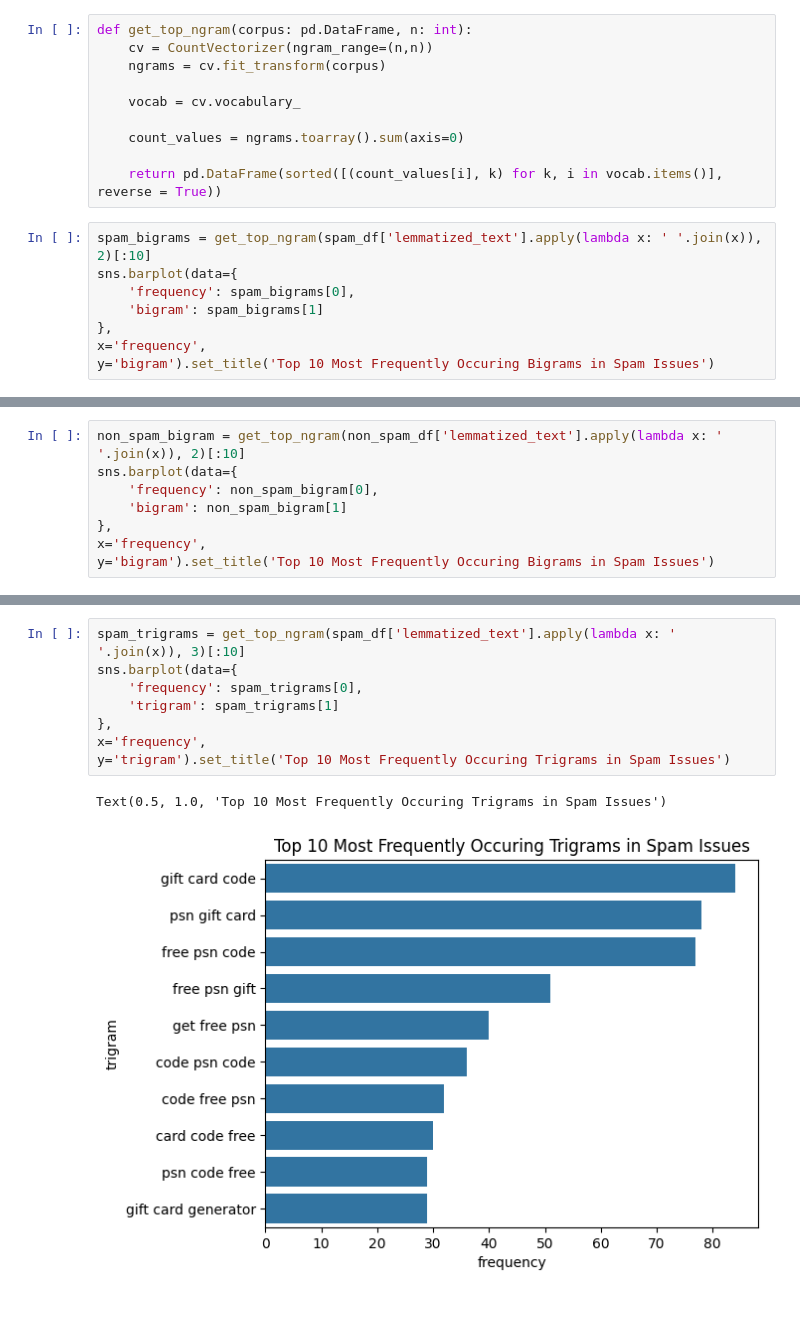
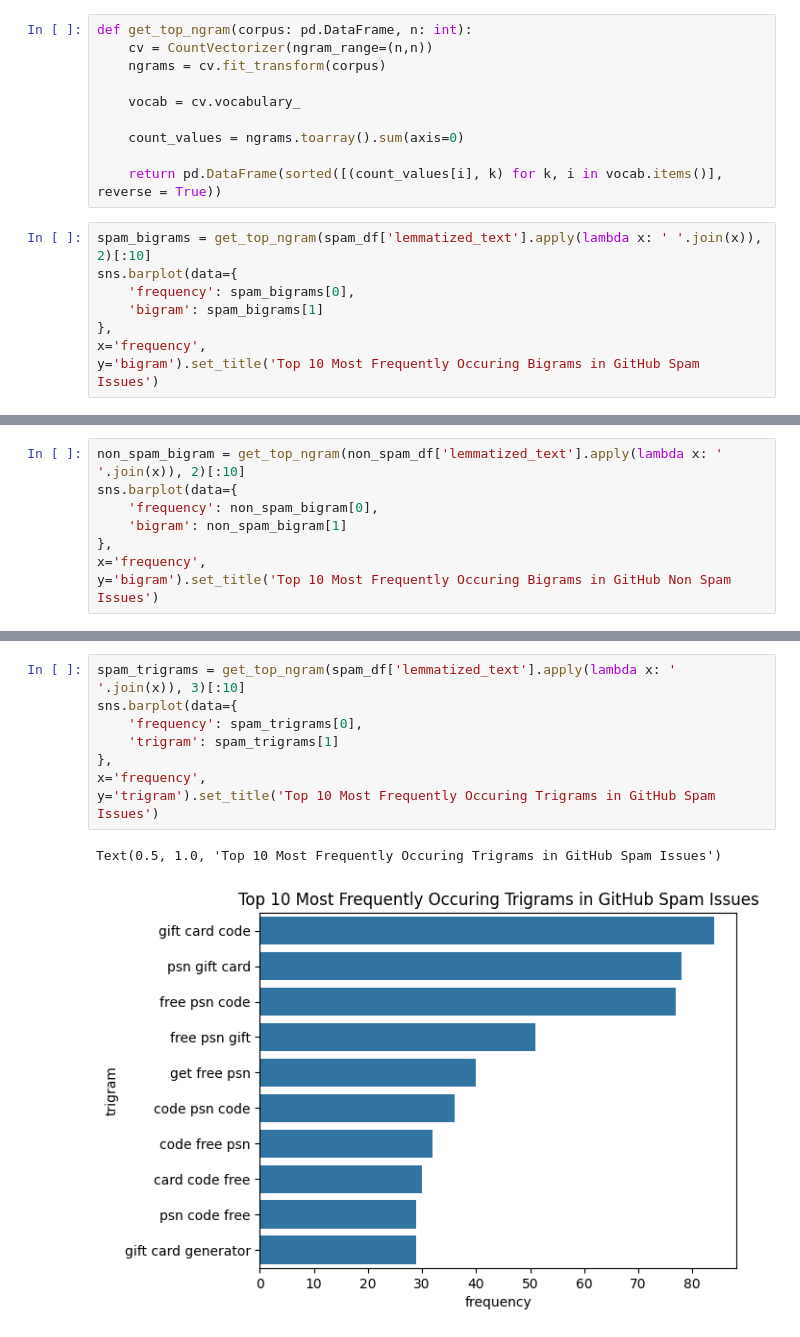
Before and after one commit to mishasinitcyn/RepoCleanup-backend, a Jupyter notebook: EDA/exploratory_data_analysis.ipynb, the cells around one changed output, grey strips where cells are left out. Saved outputs shown, nothing was run; the diff lists cells and outputs as text; blank space fills up the shorter version.

```diff
--- a/EDA/exploratory_data_analysis.ipynb
+++ b/EDA/exploratory_data_analysis.ipynb
@@ -208,5 +208,5 @@ sns.barplot(data={
     'bigram': spam_bigrams[1]
 },
 x='frequency',
-y='bigram').set_title('Top 10 Most Frequently Occuring Bigrams in Spam Issues')
+y='bigram').set_title('Top 10 Most Frequently Occuring Bigrams in GitHub Spam Issues')
 # %% [output]
@@ -219,5 +219,5 @@ sns.barplot(data={
     'bigram': non_spam_bigram[1]
 },
 x='frequency',
-y='bigram').set_title('Top 10 Most Frequently Occuring Bigrams in Spam Issues')
+y='bigram').set_title('Top 10 Most Frequently Occuring Bigrams in GitHub Non Spam Issues')
 # %% [output]
@@ -226,14 +226,14 @@ Text(0.5, 1.0, 'Top 10 Most Frequently Occuring Bigrams in Spam Issues')
 # %%
 spam_trigrams = get_top_ngram(spam_df['lemmatized_text'].apply(lambda x: ' '.join(x)), 3)[:10]
 sns.barplot(data={
     'frequency': spam_trigrams[0],
     'trigram': spam_trigrams[1]
 },
 x='frequency',
-y='trigram').set_title('Top 10 Most Frequently Occuring Trigrams in Spam Issues')
+y='trigram').set_title('Top 10 Most Frequently Occuring Trigrams in GitHub Spam Issues')
 # %% [output]
-Text(0.5, 1.0, 'Top 10 Most Frequently Occuring Trigrams in Spam Issues')
+Text(0.5, 1.0, 'Top 10 Most Frequently Occuring Trigrams in GitHub Spam Issues')
-[figure, old version]
+[figure, new version]
 # %%
 non_spam_trigram = get_top_ngram(non_spam_df['lemmatized_text'].apply(lambda x: ' '.join(x)), 3)[:10]
 sns.barplot(data={
```
Also changed, not shown: parts of 6 cells of this notebook.
